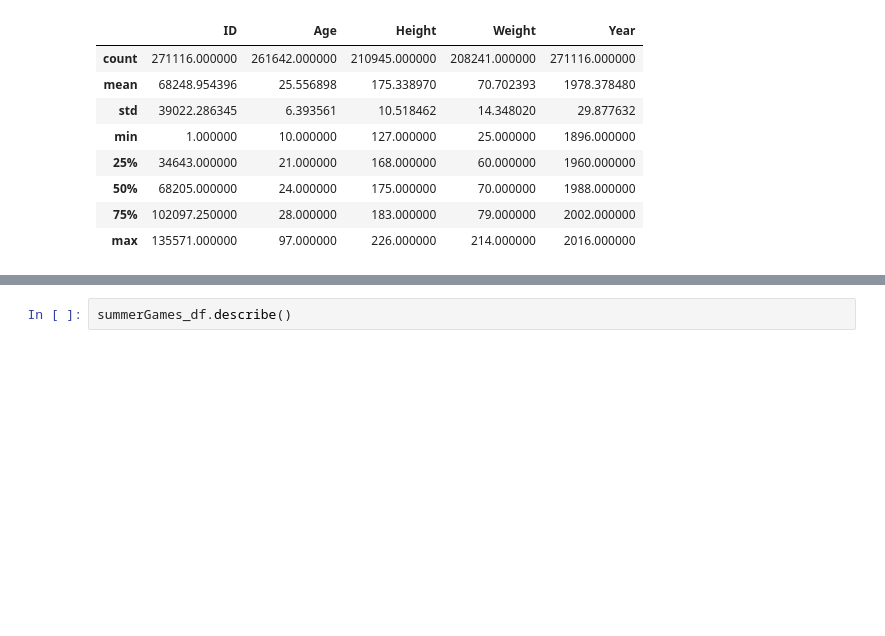
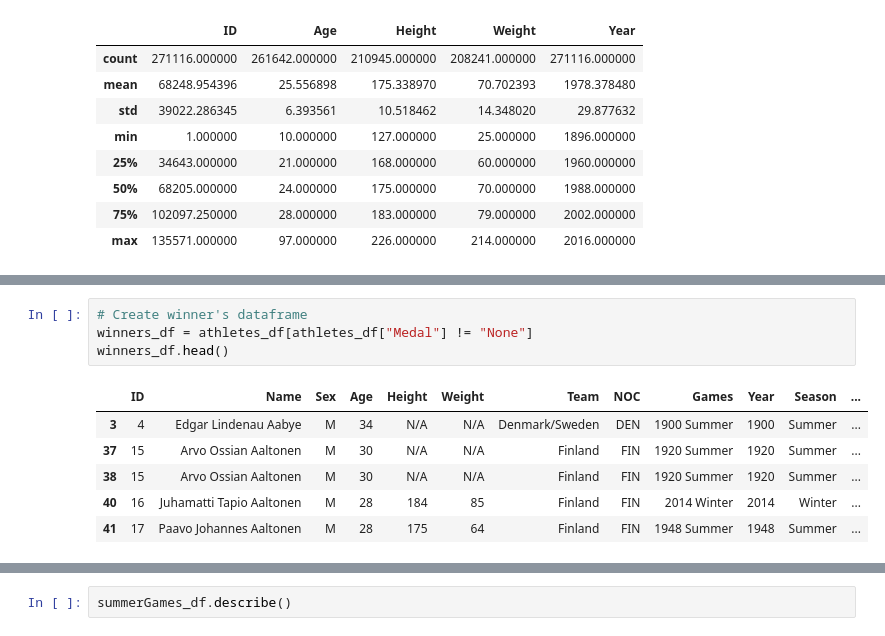
Before and after one commit to sissa81/project1, a Jupyter notebook: olympics.ipynb, the cells around one changed output, grey strips where cells are left out. Cells and saved outputs as stored; diff of their text form; blank space fills up the shorter version.

```diff
--- a/olympics.ipynb
+++ b/olympics.ipynb
@@ -34,3 +88,14 @@ athletes_df.describe()
+# %%
+# Create winner's dataframe
+winners_df = athletes_df[athletes_df["Medal"] != "None"]
+winners_df.head()
+# %% [output]
+|  | ID | Name | Sex | Age | Height | Weight | Team | NOC | Games | Year | Season | ... |
+| 3 | 4 | Edgar Lindenau Aabye | M | 34 | N/A | N/A | Denmark/Sweden | DEN | 1900 Summer | 1900 | Summer | ... |
+| 37 | 15 | Arvo Ossian Aaltonen | M | 30 | N/A | N/A | Finland | FIN | 1920 Summer | 1920 | Summer | ... |
+| 38 | 15 | Arvo Ossian Aaltonen | M | 30 | N/A | N/A | Finland | FIN | 1920 Summer | 1920 | Summer | ... |
+| 40 | 16 | Juhamatti Tapio Aaltonen | M | 28 | 184 | 85 | Finland | FIN | 2014 Winter | 2014 | Winter | ... |
+| 41 | 17 | Paavo Johannes Aaltonen | M | 28 | 175 | 64 | Finland | FIN | 1948 Summer | 1948 | Summer | ... |
 # %%
 winterGames_df = athletes_df[athletes_df['Season'] == 'Winter']
 winterGames_df
```
Also changed, not shown: parts of 7 cells of this notebook.
